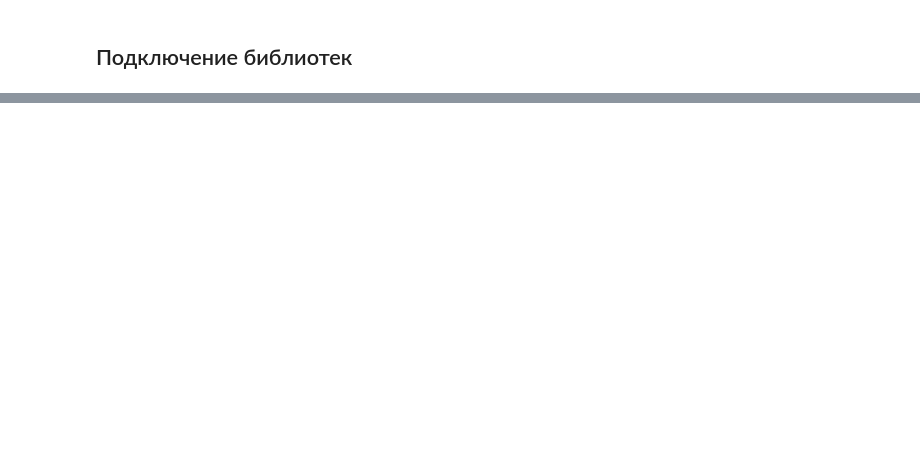
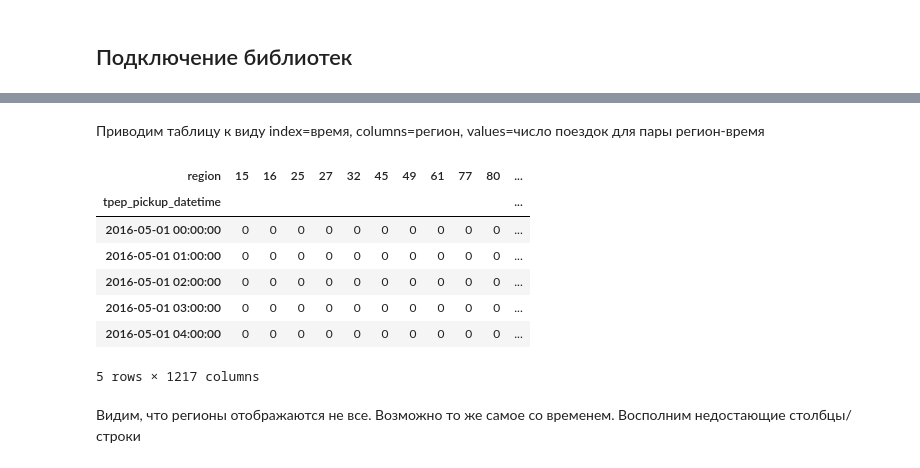
Before and after one commit to alexander-prutko/coursera, a Jupyter notebook: taxi.ipynb, the cells around one changed output, grey strips where cells are left out. Drawn from its saved outputs; the diff is of its cells as text; code cells hidden in the pictures; blank space fills up the shorter version.

```diff
--- a/taxi.ipynb
+++ b/taxi.ipynb
@@ -93,0 +309,4 @@ for year in range(2016,2020):
+# %%
+region = get_bin(d_2016_05.pickup_longitude, d_2016_05.pickup_latitude, xmin, xmax, ymin, ymax, 50, 50) + 1
+# %%
+d_2016_05['region'] = region
@@ -93,0 +315,3 @@ for year in range(2016,2020):
+# %%
+counts = d_2016_05.groupby(['region', 'tpep_pickup_datetime']).count()['VendorID']
+counts.name = 'count'
@@ -93,0 +328,17 @@ for year in range(2016,2020):
+# %% [markdown]
+Приводим таблицу к виду index=время, columns=регион, values=число поездок для пары регион-время
+# %%
+counts_u = counts.unstack(level=0, fill_value=0)
+# %%
+counts_u.head()
+# %% [output]
+| region | 15 | 16 | 25 | 27 | 32 | 45 | 49 | 61 | 77 | 80 | ... |
+| tpep_pickup_datetime |  |  |  |  |  |  |  |  |  |  | ... |
+| 2016-05-01 00:00:00 | 0 | 0 | 0 | 0 | 0 | 0 | 0 | 0 | 0 | 0 | ... |
+| 2016-05-01 01:00:00 | 0 | 0 | 0 | 0 | 0 | 0 | 0 | 0 | 0 | 0 | ... |
+| 2016-05-01 02:00:00 | 0 | 0 | 0 | 0 | 0 | 0 | 0 | 0 | 0 | 0 | ... |
+| 2016-05-01 03:00:00 | 0 | 0 | 0 | 0 | 0 | 0 | 0 | 0 | 0 | 0 | ... |
+| 2016-05-01 04:00:00 | 0 | 0 | 0 | 0 | 0 | 0 | 0 | 0 | 0 | 0 | ... |
+5 rows × 1217 columns
+# %% [markdown]
+Видим, что регионы отображаются не все. Возможно то же самое со временем. Восполним недостающие столбцы/строки
```
Also changed, not shown: parts of 58 cells of this notebook.
